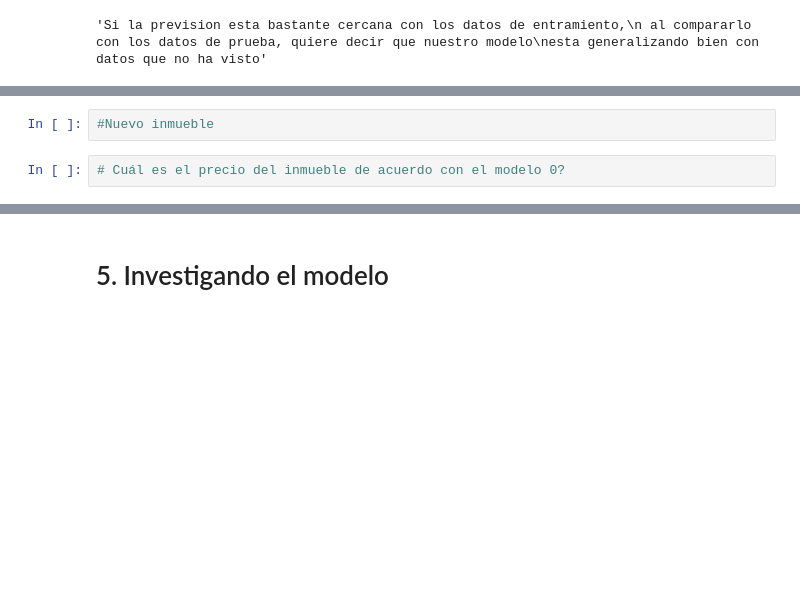
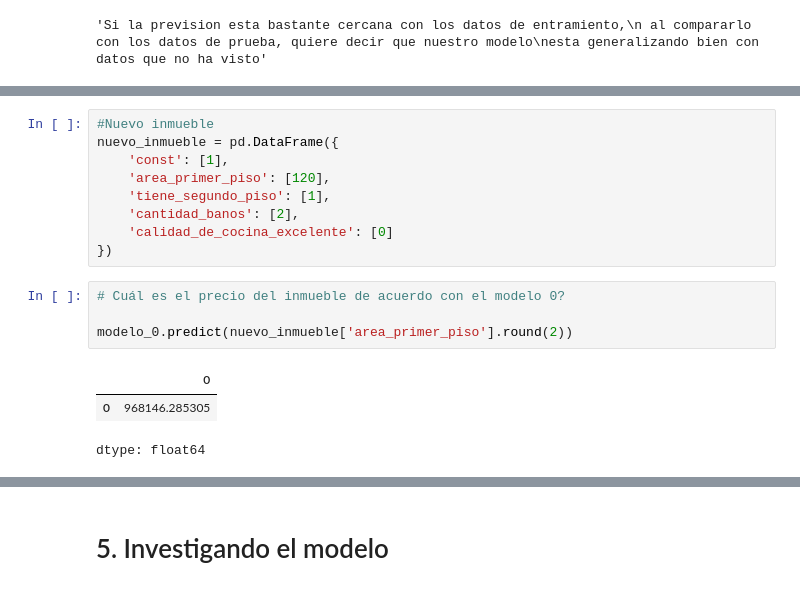
Before and after one commit to LejImkoaj/data-sciencie-regresion-lineal, a Jupyter notebook: precios_de_inmuebles_regresion_lineal.ipynb, the cells around one changed output, grey strips where cells are left out. Saved outputs shown, nothing was run; the diff lists cells and outputs as text; blank space fills up the shorter version.

```diff
--- a/precios_de_inmuebles_regresion_lineal.ipynb
+++ b/precios_de_inmuebles_regresion_lineal.ipynb
@@ -537,9 +537,22 @@ El coeficiente R2 con respecto a la base de entrenamiento es: 0.64
 ## Precificando una casa
 
 <img src="https://i.ibb.co/SvG4V4j/costo.png" alt="costo" border="0">
-# %%
-#Nuevo inmueble
+# %%
+#Nuevo inmueble
+nuevo_inmueble = pd.DataFrame({
+    'const': [1],
+    'area_primer_piso': [120],
+    'tiene_segundo_piso': [1],
+    'cantidad_banos': [2],
+    'calidad_de_cocina_excelente': [0]
+})
 # %%
 # Cuál es el precio del inmueble de acuerdo con el modelo 0?
+
+modelo_0.predict(nuevo_inmueble['area_primer_piso'].round(2))
+# %% [output]
+|  | 0 |
+| 0 | 968146.285305 |
+dtype: float64
 # %%
 #Cuál es el precio del inmueble de acuerdo con el modelo 3?
```
Also changed, not shown: parts of 16 cells of this notebook.
